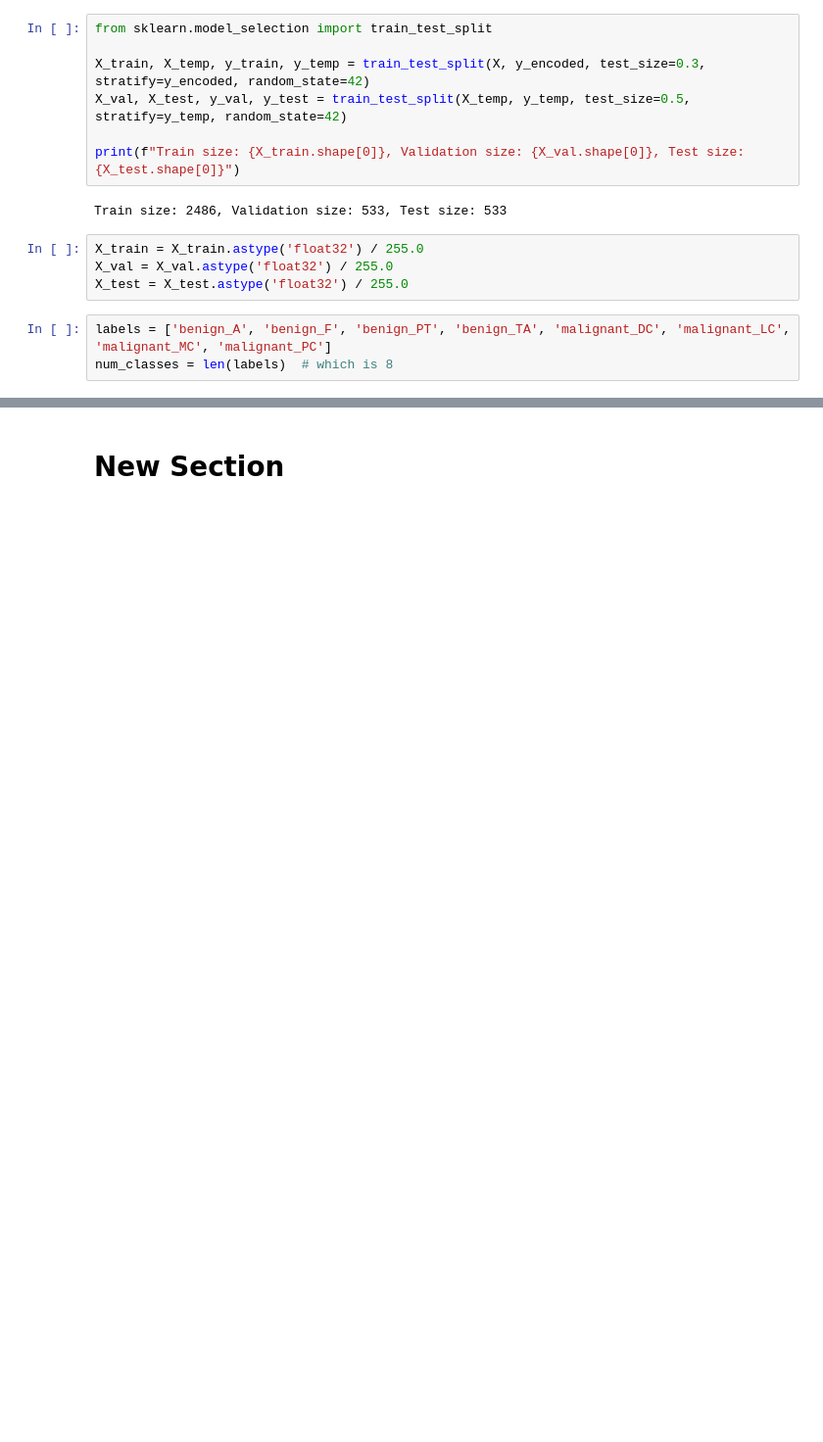
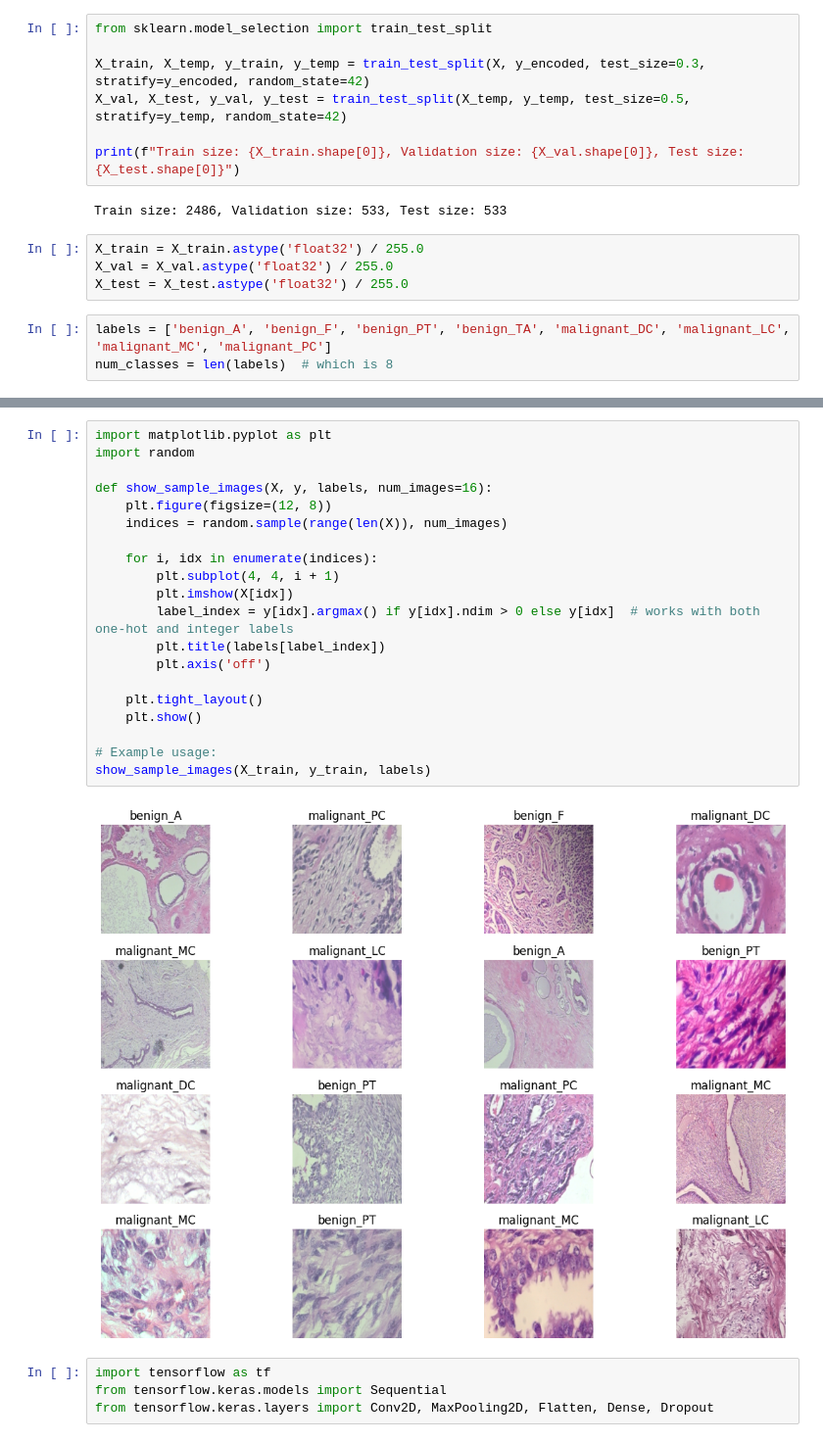
Before and after one commit to kurshid1991/Breastcancer_ML-modelling, a Jupyter notebook: CNN_breakHisv1.ipynb, the cells around one changed output, grey strips where cells are left out. Shown at 98% size. Saved outputs shown, nothing was run; the diff lists cells and outputs as text; blank space fills up the shorter version.

```diff
--- a/CNN_breakHisv1.ipynb
+++ b/CNN_breakHisv1.ipynb
@@ -479,2 +311,26 @@ ValueError: math domain error
-# %% [markdown]
-# New Section
+# %%
+import matplotlib.pyplot as plt
+import random
+
+def show_sample_images(X, y, labels, num_images=16):
+    plt.figure(figsize=(12, 8))
+    indices = random.sample(range(len(X)), num_images)
+
+    for i, idx in enumerate(indices):
+        plt.subplot(4, 4, i + 1)
+        plt.imshow(X[idx])
+        label_index = y[idx].argmax() if y[idx].ndim > 0 else y[idx]  # works with both one-hot and integer labels
+        plt.title(labels[label_index])
+        plt.axis('off')
+
+    plt.tight_layout()
+    plt.show()
+
+# Example usage:
+show_sample_images(X_train, y_train, labels)
+# %% [output]
+[figure, added]
+# %%
+import tensorflow as tf
+from tensorflow.keras.models import Sequential
+from tensorflow.keras.layers import Conv2D, MaxPooling2D, Flatten, Dense, Dropout
```
Also changed, not shown: parts of 19 cells of this notebook.
